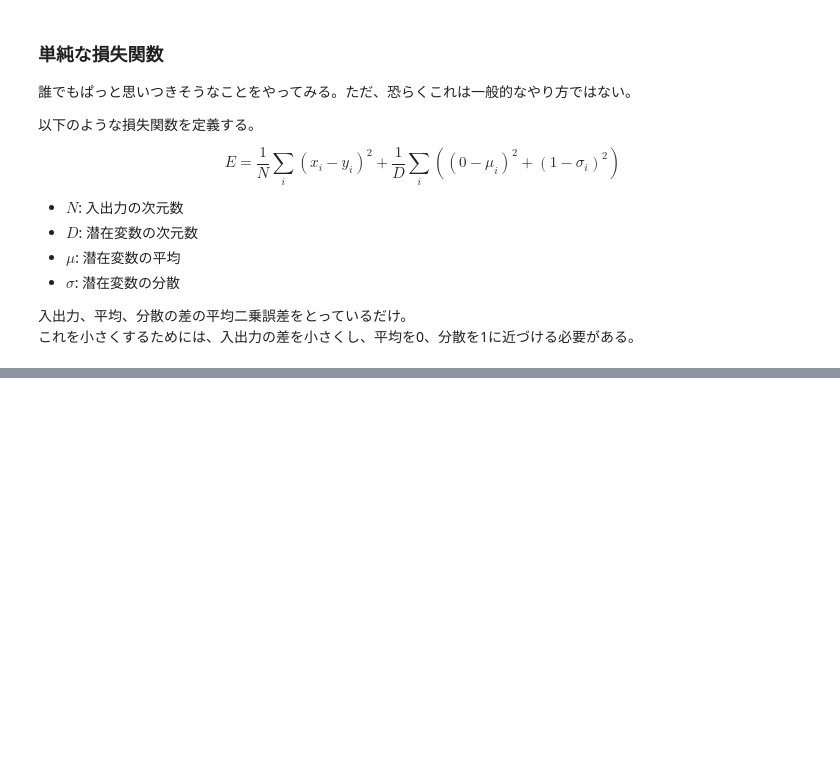
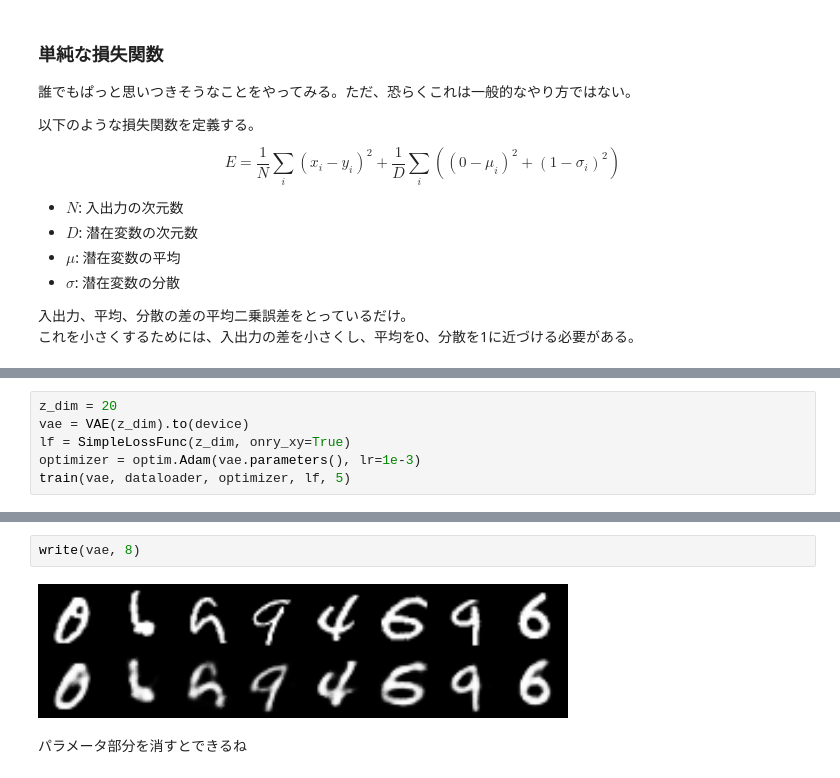
Before and after one commit to misya11p/autoencoder, a Jupyter notebook: VAE.ipynb, the cells around one changed output, grey strips where cells are left out. Saved outputs shown, nothing was run; the diff lists cells and outputs as text; blank space fills up the shorter version.

```diff
--- a/VAE.ipynb
+++ b/VAE.ipynb
@@ -101,0 +171,6 @@ def loss_func(y, x, z_mean, z_log_var):
+# %%
+z_dim = 20
+vae = VAE(z_dim).to(device)
+lf = SimpleLossFunc(z_dim, onry_xy=True)
+optimizer = optim.Adam(vae.parameters(), lr=1e-3)
+train(vae, dataloader, optimizer, lf, 5)
@@ -101,0 +183,6 @@ def loss_func(y, x, z_mean, z_log_var):
+# %%
+write(vae, 8)
+# %% [output]
+[figure, added]
+# %% [markdown]
+パラメータ部分を消すとできるね
```
Also changed, not shown: parts of 10 cells of this notebook.
